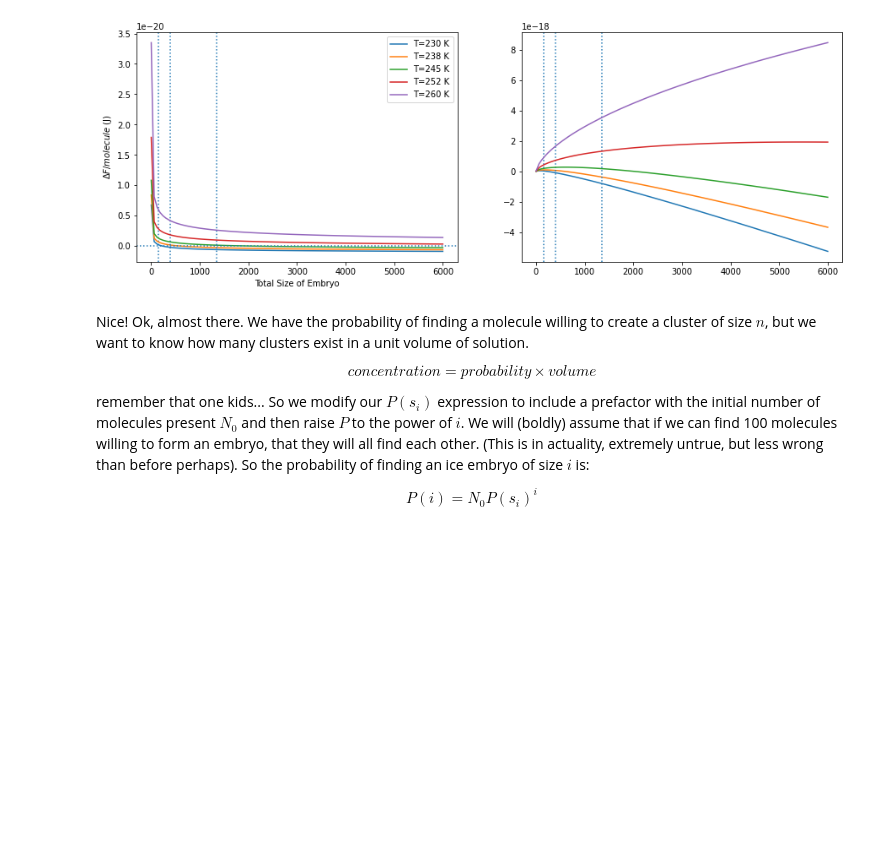
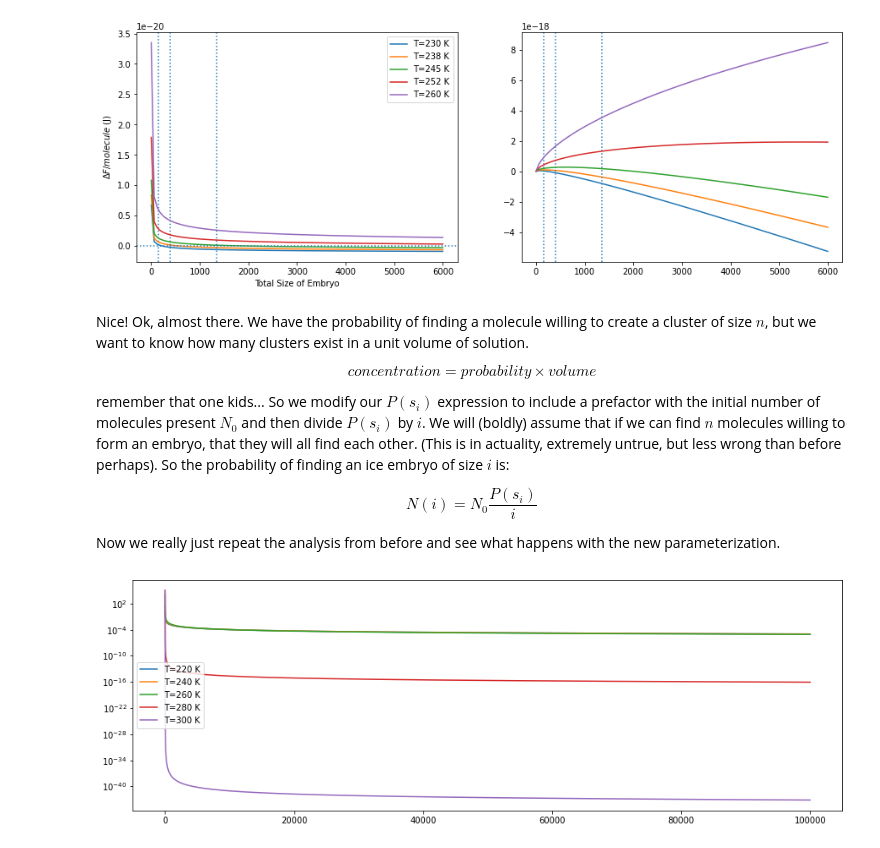
Before and after one commit to AndrewLoeppky/FINC, a Jupyter notebook: PINK_derivation.ipynb, the cells around one changed output. Saved outputs shown, nothing was run; the diff lists cells and outputs as text; code cells hidden in the pictures; blank space fills up the shorter version.

```diff
--- a/PINK_derivation.ipynb
+++ b/PINK_derivation.ipynb
@@ -473,7 +473,7 @@ $$
 
 Remember, we need $i$ molecules in state $s_i$ to form a cluster of size $n=i$. Capiche? Right now all I want to see is probabilities between 0 and 1 for the tiny system.
 # %%
-def P_si(s_i, n_max, T):
+def P_si(s_i, n_max, T, ptuner=1):
     """
     outputs a probability of a particle in state s_i (ie a component of an i-mer),
     normalized to a partition function that goes out to n_max (which should be the critical i-mer number)
@@ -484,7 +484,7 @@ def P_si(s_i, n_max, T):
         Z += np.exp(new2_delF(T,n) / (kb * T))
 
     # do the boltzmann dist
-    P = np.exp(new2_delF(T, s_i) / (kb * T)) / Z
+    P = np.exp(new2_delF(T, s_i) / (kb * T)) / (ptuner*Z) # leave myself a tuning parameter to fit stuff with
     return P
 # %%
 # check to see that the sum of all possible states is 1 (allow some rounding error)
@@ -558,8 +558,33 @@ $$
 concentration = probability \times volume
 $$
 
-remember that one kids... So we modify our $P(s_i)$ expression to include a prefactor with the initial number of molecules present $N_0$ and then raise $P$ to the power of $i$. We will (boldly) assume that if we can find 100 molecules willing to form an embryo, that they will all find each other. (This is in actuality, extremely untrue, but less wrong than before perhaps). So the probability of finding an ice embryo of size $i$ is:
+remember that one kids... So we modify our $P(s_i)$ expression to include a prefactor with the initial number of molecules present $N_0$ and then divide $P(s_i)$ by $i$. We will (boldly) assume that if we can find $n$ molecules willing to form an embryo, that they will all find each other. (This is in actuality, extremely untrue, but less wrong than before perhaps). So the probability of finding an ice embryo of size $i$ is:
 
 $$
-P(i) = N_0 P(s_i)^i
+N(i) = N_0 \frac{P(s_i)}{i}
 $$
+
+Now we really just repeat the analysis from before and see what happens with the new parameterization.
+# %%
+def N_i(i,T,N_0,ptuner=1):
+    '''
+    i - number of molecules involved in cluster
+    T - the temperature
+    N_0 - number of molecules in system
+
+    returns: the number of i-mers of size i given temperature in a population of N_0 water molecules
+    '''
+    N_i = N_0 * P_si(i, N_0, T, ptuner=ptuner) / i
+    return N_i
+# %%
+# plot number of embryos of size
+temps = np.linspace(220, 300, 5)
+N_0 = 100000
+i = np.linspace(1,N_0,N_0)
+fig, ax = plt.subplots(figsize=(15, 5))
+for temp in temps:
+    ax.plot(i, N_i(i,temp,N_0), label=f"T={round(temp)} K")
+ax.set_yscale('log')
+ax.legend();
+# %% [output]
+[figure, added]
```
Also changed, not shown: parts of 2 cells of this notebook.
